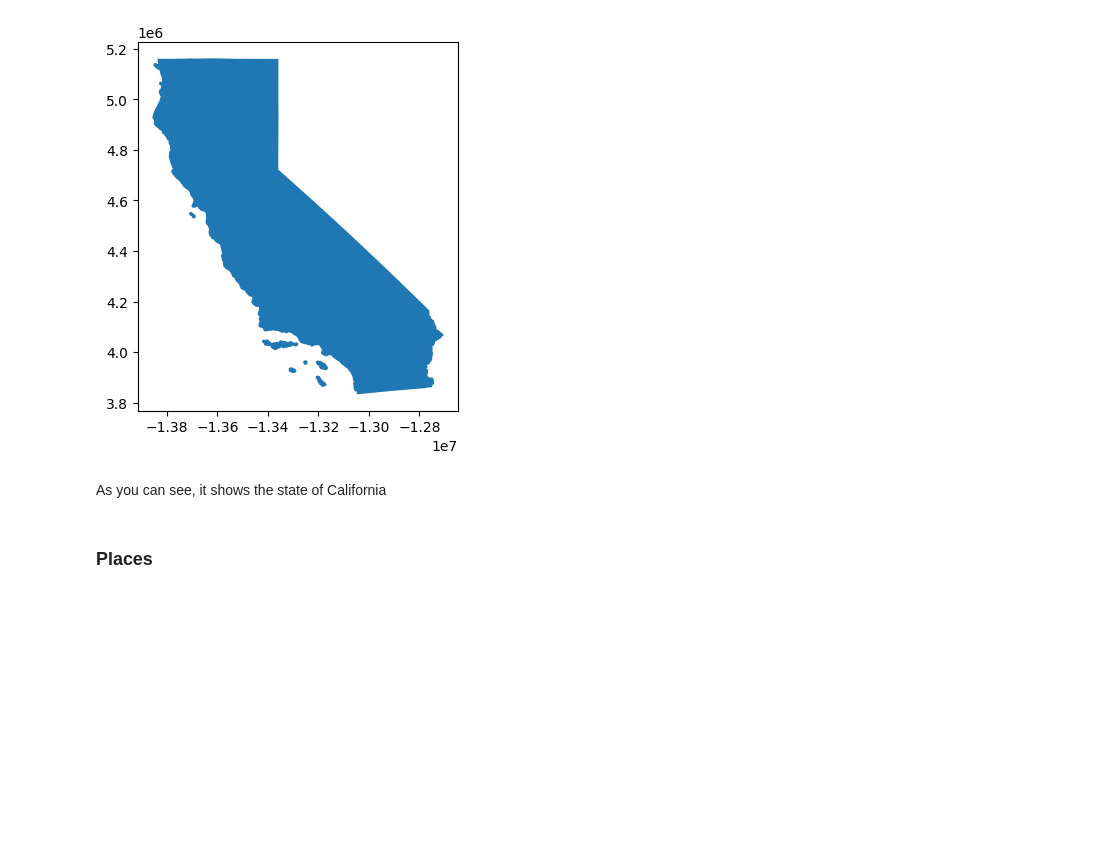
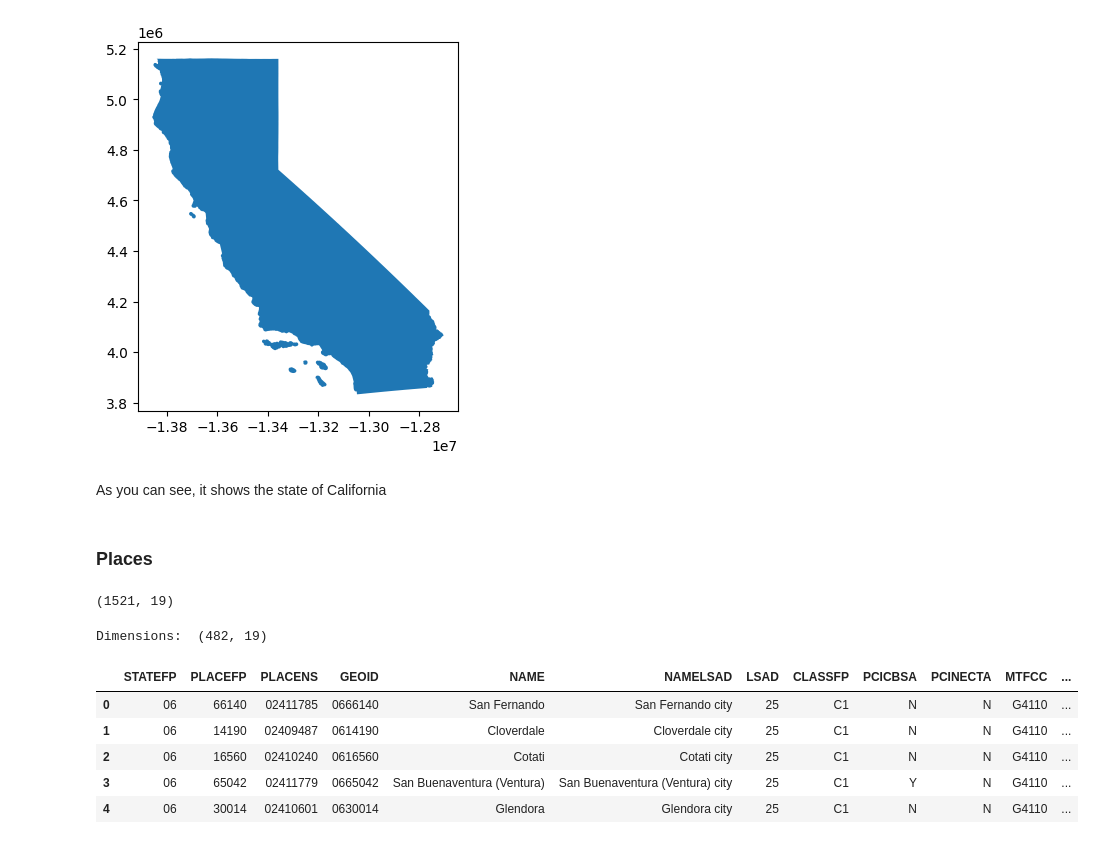
Before and after one commit to HowardChen0211/gisPy, a Jupyter notebook: ProblemSet_0_map.ipynb, the cells around one changed output. Saved outputs shown, nothing was run; the diff lists cells and outputs as text; code cells hidden in the pictures; blank space fills up the shorter version.

```diff
--- a/ProblemSet_0_map.ipynb
+++ b/ProblemSet_0_map.ipynb
@@ -106,5 +114,23 @@ As you can see, it shows the state of California
 ### Places
 # %%
 ca_places = gpd.read_file('CA_Places.shp') # load the shapefile with gpd as ca_places
+# %%
+ca_places.shape # see the size of the data (1521 rows, 19 columns)
+# %% [output]
+(1521, 19)
+# %%
+cities = ca_places[ca_places["FUNCSTAT"] == "A"] # filterd the places to exclude Census Designated Places
+
+print("Dimensions: ", cities.shape) # The dataset was reduced from 1,521 to 482 rows, while the 19 columns remained unchanged.
+
+cities.head() # see the first 5 rows
+# %% [output]
+Dimensions:  (482, 19)
+|  | STATEFP | PLACEFP | PLACENS | GEOID | NAME | NAMELSAD | LSAD | CLASSFP | PCICBSA | PCINECTA | MTFCC | ... |
+| 0 | 06 | 66140 | 02411785 | 0666140 | San Fernando | San Fernando city | 25 | C1 | N | N | G4110 | ... |
+| 1 | 06 | 14190 | 02409487 | 0614190 | Cloverdale | Cloverdale city | 25 | C1 | N | N | G4110 | ... |
+| 2 | 06 | 16560 | 02410240 | 0616560 | Cotati | Cotati city | 25 | C1 | N | N | G4110 | ... |
+| 3 | 06 | 65042 | 02411779 | 0665042 | San Buenaventura (Ventura) | San Buenaventura (Ventura) city | 25 | C1 | Y | N | G4110 | ... |
+| 4 | 06 | 30014 | 02410601 | 0630014 | Glendora | Glendora city | 25 | C1 | N | N | G4110 | ... |
 # %%
 # make the map
```
Also changed, not shown: parts of 6 cells of this notebook.
